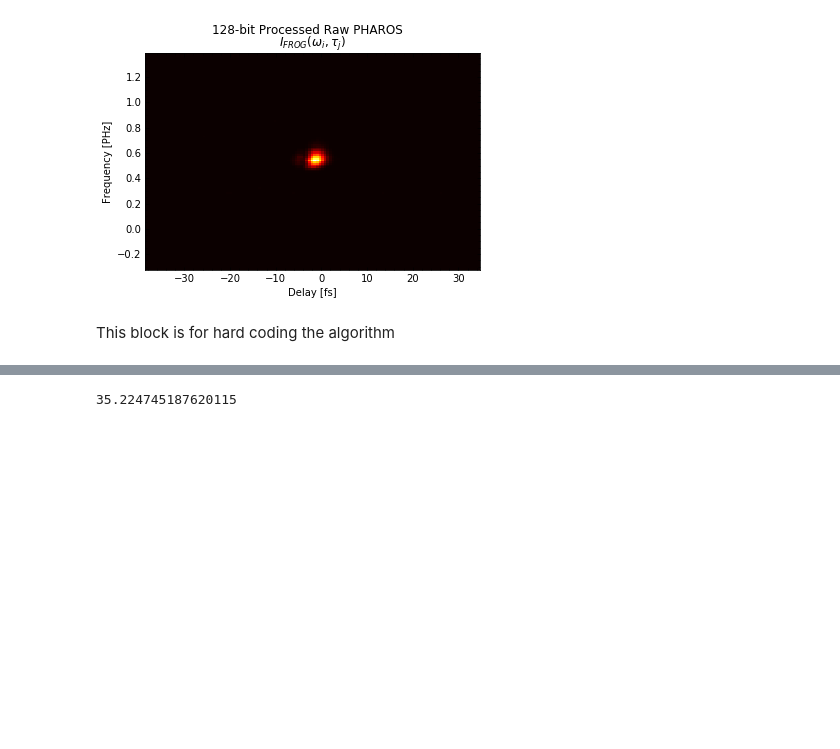
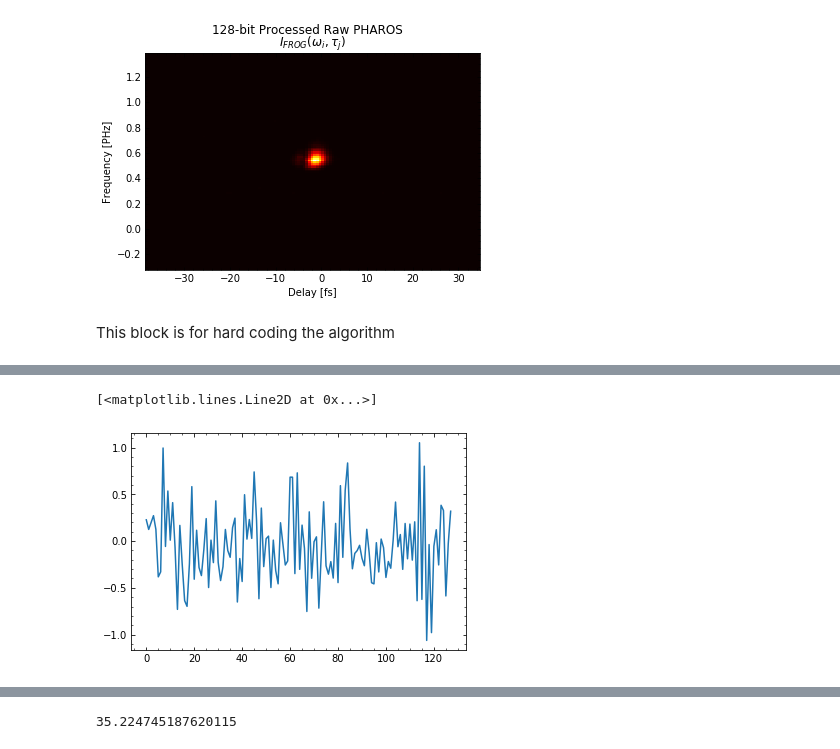
Before and after one commit to ChowdhuryGroup/FROG, a Jupyter notebook: Untitled.ipynb, the cells around one changed output, grey strips where cells are left out. Drawn from its saved outputs; the diff is of its cells as text; code cells hidden in the pictures; blank space fills up the shorter version.

```diff
--- a/Untitled.ipynb
+++ b/Untitled.ipynb
@@ -371,3 +379,8 @@ plt.plot(frg.IP(ftEjp1,.001)[0])
+# %%
+plt.plot(g_ftE_p.real)
+# %% [output]
+[<matplotlib.lines.Line2D at 0x...>]
+[figure, added]
 # %%
 tst.rough_plot(ctrc,dtst,ftst)
 # %% [output]
```
Also changed, not shown: parts of 9 cells of this notebook.
